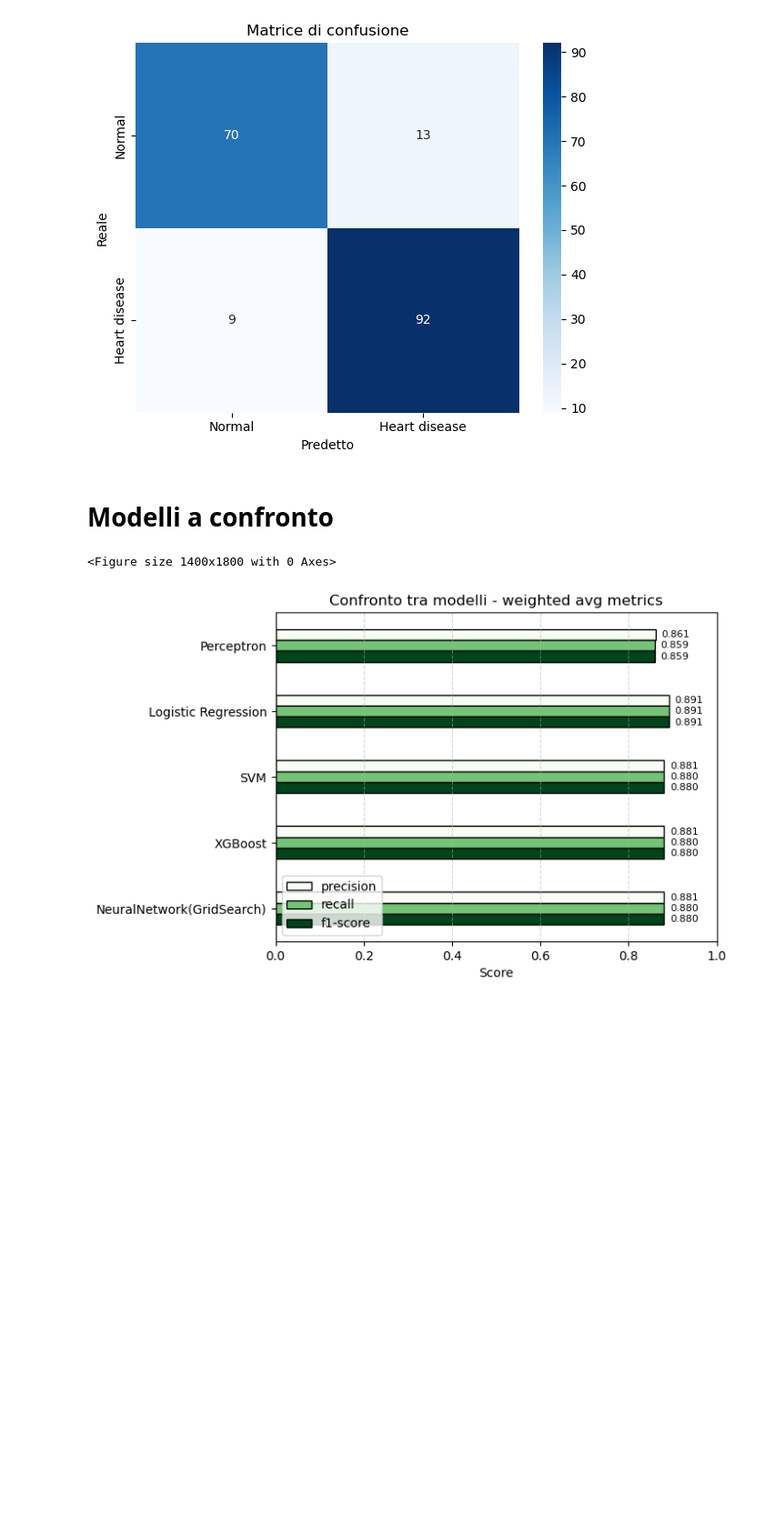
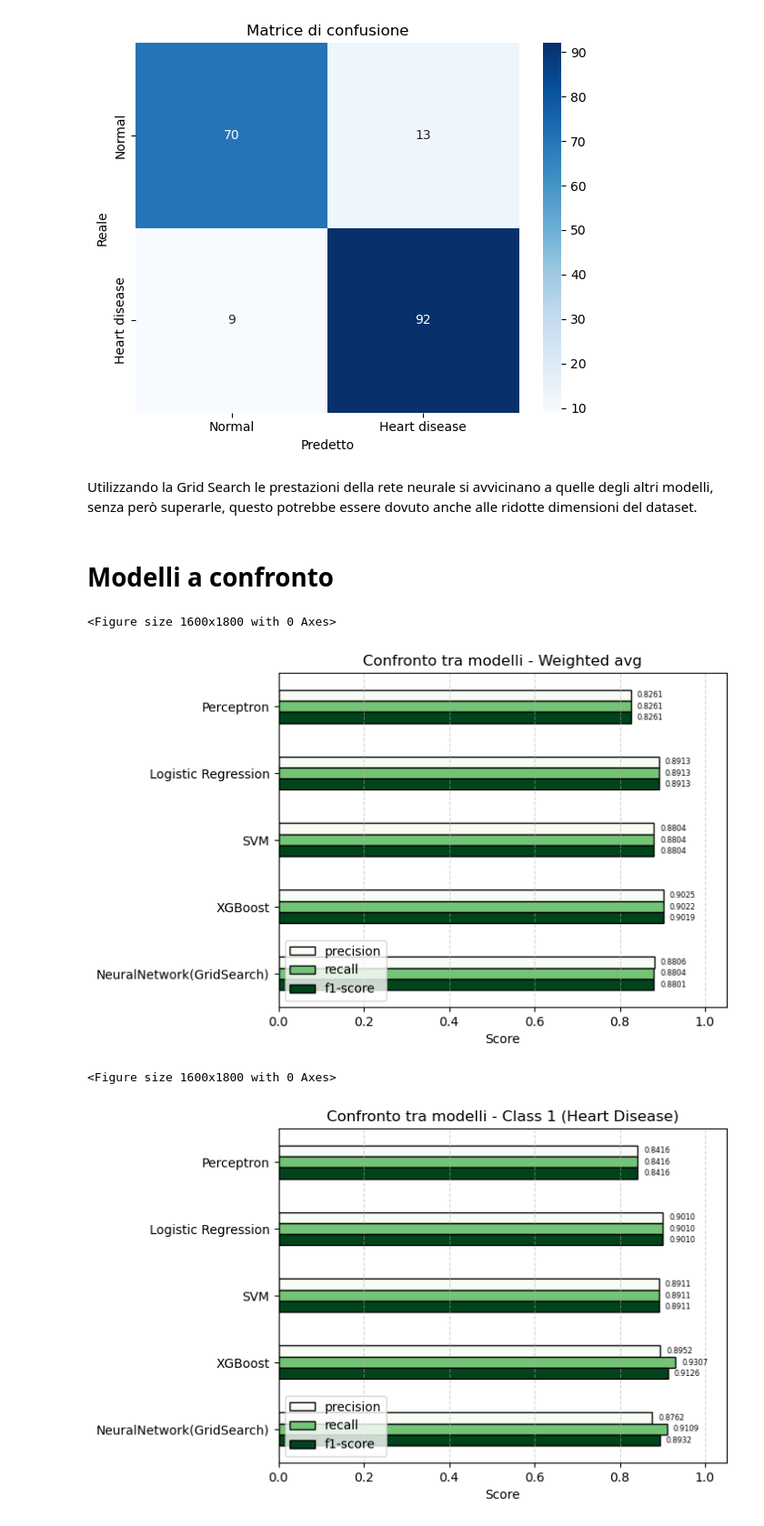
Before and after one commit to Orbmad/Data_Intensive_project, a Jupyter notebook: heart_failure_prediction.ipynb, the cells around one changed output. Shown at 91% size. Saved outputs shown, nothing was run; the diff lists cells and outputs as text; code cells hidden in the pictures; blank space fills up the shorter version.

```diff
--- a/heart_failure_prediction.ipynb
+++ b/heart_failure_prediction.ipynb
@@ -682,8 +705,8 @@ xgb_parameters = {
     'n_estimators': [100, 200],
     'max_depth': [3, 5, 7],
     'learning_rate': [0.01, 0.1],
-    'subsambple': [0.8, 1.0],
-    'colsample_bytree': [0.6, 0.8, 1.0],
+    'subsambple': [0.6, 0.8, 1.0],
+    'colsample_bytree': [0.5, 0.6, 0.8, 1.0],
     'reg_alpha': [0, 0.1, 1],               # L1
     'reg_lambda': [0, 0.1, 1, 10]           # L2
 }
@@ -718,7 +741,7 @@ Miglior punteggio:  0.8866665775067316
 best_xgb = xgb_cv.best_estimator_
 
 xgb_pred = best_xgb.predict(X_test)
-xgb_cr = classification_report(y_test, svm_pred, output_dict=True)
+xgb_cr = classification_report(y_test, xgb_pred, output_dict=True)
 print("Accuracy: ", xgb_cr['accuracy'])
 plot_classification_report(xgb_cr)
 # %% [output]
@@ -860,6 +887,8 @@ Accuracy:  0.8804347826086957
 plot_confusion_matrix(y_test, model_pred)
 # %% [output]
 [figure]
+# %% [markdown]
+Utilizzando la Grid Search le prestazioni della rete neurale si avvicinano a quelle degli altri modelli, senza però superarle, questo potrebbe essere dovuto anche alle ridotte dimensioni del dataset.
 # %% [markdown]
 # Modelli a confronto
 # %%
@@ -876,20 +898,31 @@ df = pd.DataFrame(data, columns=metrics, index=model_names)
+# %%
+def plot_models_stats(plot_metrics=metrics, plot_model_names=model_names, model_reports=reports, stats_val='weighted avg', title='Confronto tra modelli'):
+    data = []
+    for name, rep in zip(model_names, reports):
+        row = [rep[stats_val][metric] for metric in metrics]
+        data.append(row)
+
+    df = pd.DataFrame(data, columns=metrics, index=model_names)
+    plt.figure(figsize=(16, 18))
+    ax = df.plot(kind='barh', colormap='Greens', edgecolor='black')
+
+    for container in ax.containers:
+        ax.bar_label(container, fmt='%.4f', padding=5, fontsize=6)
+
+    plt.title(title)
+    plt.xlabel('Score')
+    plt.xlim(0, 1.05)
+    plt.yticks(rotation=0)
+    plt.gca().invert_yaxis()
+    plt.legend(loc='lower left')
+    plt.grid(axis='x', linestyle='--', alpha=0.5)
+    plt.show()
 # %%
-plt.figure(figsize=(14, 18))
-ax = df.plot(kind='barh', colormap='Greens', edgecolor='black')
-
-for container in ax.containers:
-    ax.bar_label(container, fmt='%.3f', padding=5, fontsize=8)
-
-plt.title('Confronto tra modelli - weighted avg metrics')
-plt.xlabel('Score')
-plt.xlim(0, 1)
-plt.yticks(rotation=0)
-plt.gca().invert_yaxis()
-plt.legend(loc='lower left')
-plt.grid(axis='x', linestyle='--', alpha=0.5)
-##plt.tight_layout()
-plt.show()
+plot_models_stats(stats_val='weighted avg', title='Confronto tra modelli - Weighted avg')
+plot_models_stats(stats_val='1', title='Confronto tra modelli - Class 1 (Heart Disease)')
 # %% [output]
-<Figure size 1400x1800 with 0 Axes>
+<Figure size 1600x1800 with 0 Axes>
-[figure, old version]
+[figure, new version]
+<Figure size 1600x1800 with 0 Axes>
+[figure, added]
 # %% [markdown]
```
Also changed, not shown: parts of 38 cells of this notebook.
